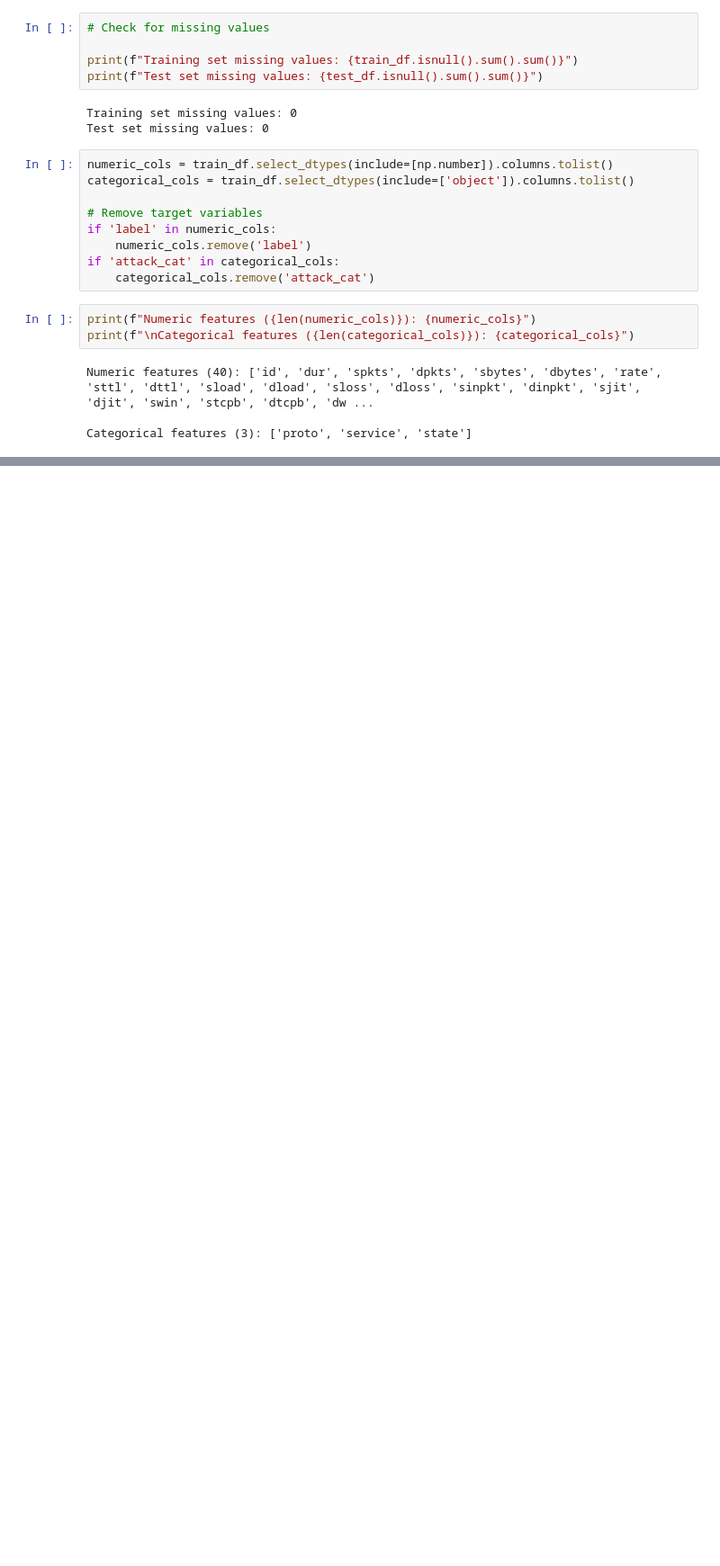
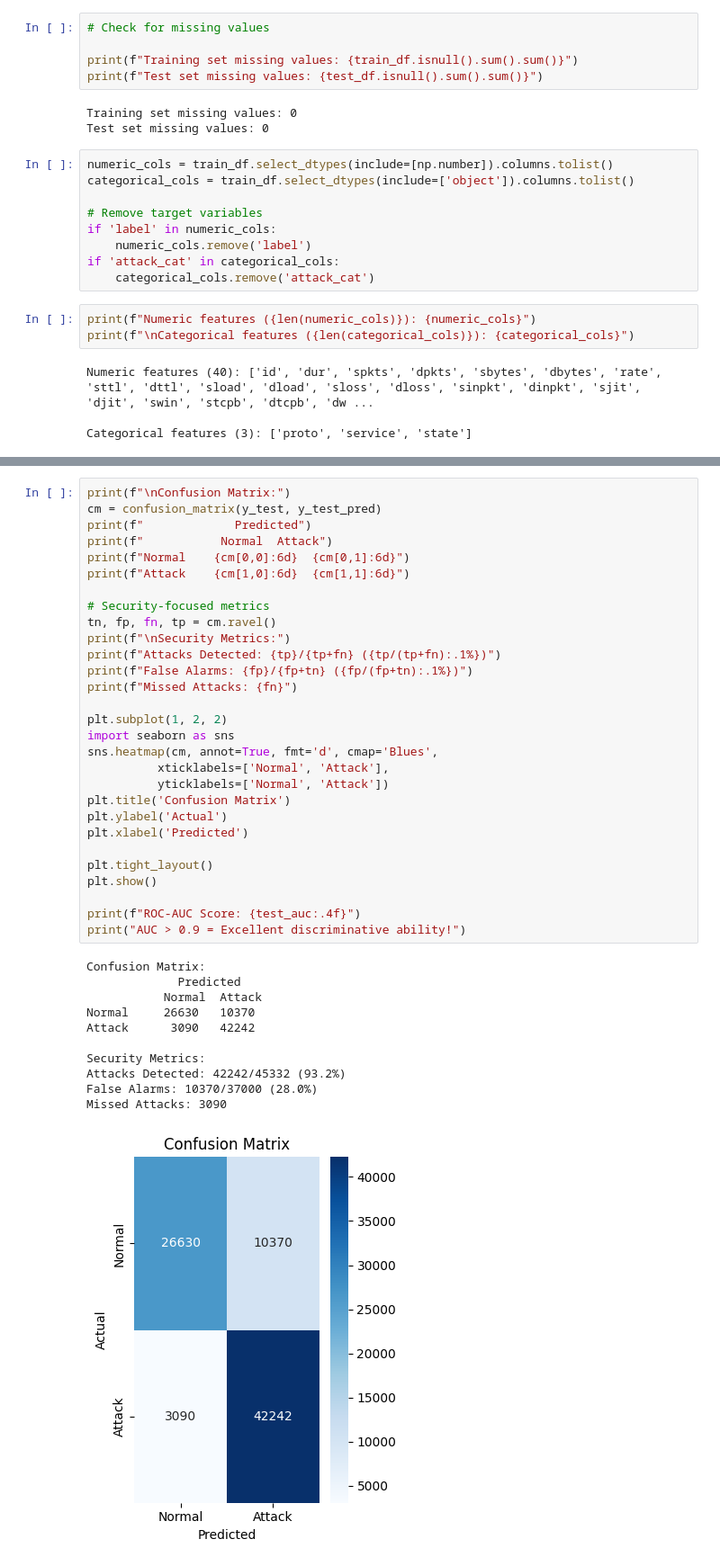
Before and after one commit to ChinmayBansal/Network-Intrusion-Detection-System, a Jupyter notebook: notebooks/Logistic_Regression.ipynb, the cells around one changed output, grey strips where cells are left out. Shown: that part at 90% size. Saved outputs shown, nothing was run; the diff lists cells and outputs as text; blank space fills up the shorter version.

```diff
--- a/notebooks/Logistic_Regression.ipynb
+++ b/notebooks/Logistic_Regression.ipynb
@@ -126,0 +289,41 @@ Categorical features (3): ['proto', 'service', 'state']
+# %%
+print(f"\nConfusion Matrix:")
+cm = confusion_matrix(y_test, y_test_pred)
+print(f"             Predicted")
+print(f"           Normal  Attack")
+print(f"Normal    {cm[0,0]:6d}  {cm[0,1]:6d}")
+print(f"Attack    {cm[1,0]:6d}  {cm[1,1]:6d}")
+
+# Security-focused metrics
+tn, fp, fn, tp = cm.ravel()
+print(f"\nSecurity Metrics:")
+print(f"Attacks Detected: {tp}/{tp+fn} ({tp/(tp+fn):.1%})")
+print(f"False Alarms: {fp}/{fp+tn} ({fp/(fp+tn):.1%})")
+print(f"Missed Attacks: {fn}")
+
+plt.subplot(1, 2, 2)
+import seaborn as sns
+sns.heatmap(cm, annot=True, fmt='d', cmap='Blues',
+          xticklabels=['Normal', 'Attack'],
+          yticklabels=['Normal', 'Attack'])
+plt.title('Confusion Matrix')
+plt.ylabel('Actual')
+plt.xlabel('Predicted')
+
+plt.tight_layout()
+plt.show()
+
+print(f"ROC-AUC Score: {test_auc:.4f}")
+print("AUC > 0.9 = Excellent discriminative ability!")
+# %% [output]
+Confusion Matrix:
+             Predicted
+           Normal  Attack
+Normal     26630   10370
+Attack      3090   42242
+
+Security Metrics:
+Attacks Detected: 42242/45332 (93.2%)
+False Alarms: 10370/37000 (28.0%)
+Missed Attacks: 3090
+[figure, added]
```
Also changed, not shown: parts of 15 cells of this notebook.
